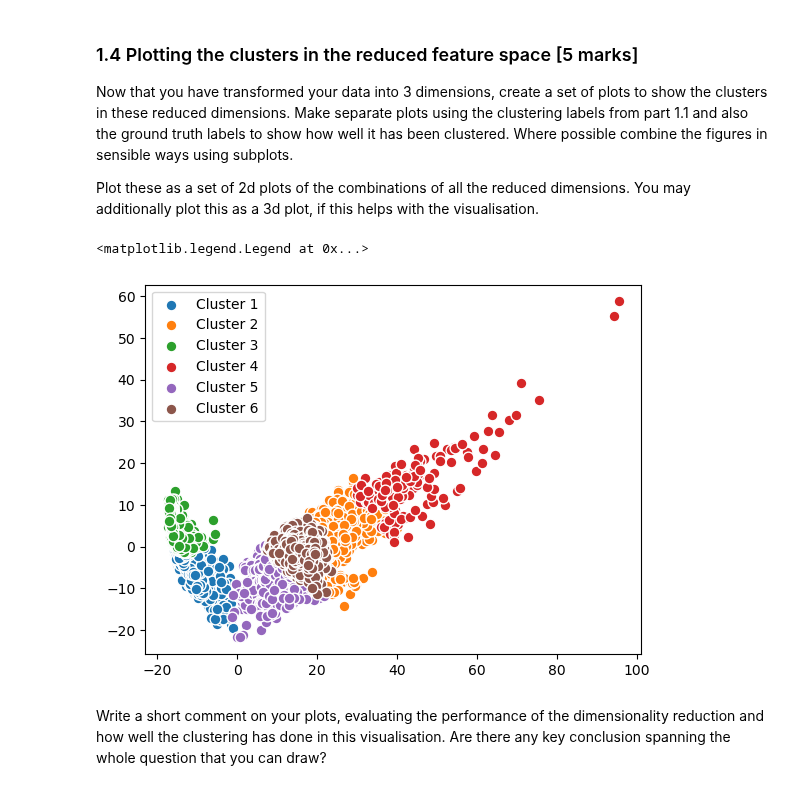
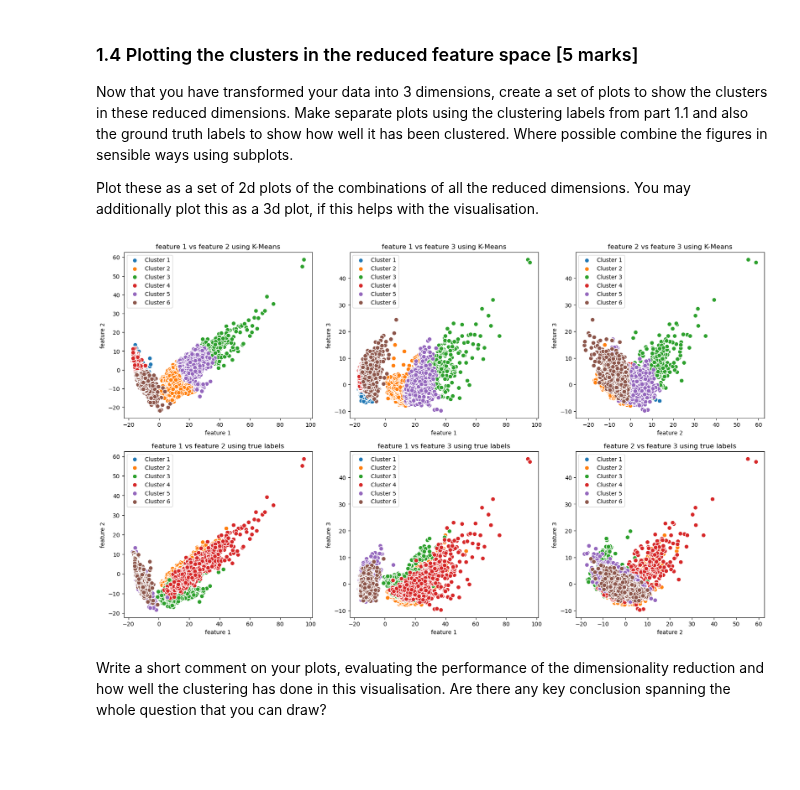
Before and after one commit to adhirajbane13/Uni_Sheffield_Module_Work, a Jupyter notebook: ML-and-AI/Assignment/assignment_ACS23AB.ipynb, the cells around one changed output. Drawn from its saved outputs; the diff is of its cells as text; code cells hidden in the pictures; blank space fills up the shorter version.

```diff
--- a/ML-and-AI/Assignment/assignment_ACS23AB.ipynb
+++ b/ML-and-AI/Assignment/assignment_ACS23AB.ipynb
@@ -566,10 +566,6 @@ from sklearn.decomposition import PCA
 
 pca = PCA(n_components=3)
 x_train_pca = pca.fit_transform(x_train_standard)
-
-model1 = KMeans(n_clusters=6, n_init=10,random_state=42)
-model1.fit_predict(x_train_pca)
-score = silhouette_score(x_train_pca,model1.labels_)
 # %% [markdown]
 In the following markdown block, provide a justification for the dimensionality reduction technique that you have used and (if any) how you selected your hyper-parameters. Be clear as to the advantages and disadvantages to your approach.
 # %% [markdown]
@@ -580,16 +576,39 @@ In the following markdown block, provide a justification for the dimensionality
 Now that you have transformed your data into 3 dimensions, create a set of plots to show the clusters in these reduced dimensions. Make separate plots using the clustering labels from part 1.1 and also the ground truth labels to show how well it has been clustered. Where possible combine the figures in sensible ways using subplots.
 
 Plot these as a set of 2d plots of the combinations of all the reduced dimensions. You may additionally plot this as a 3d plot, if this helps with the visualisation.
-# %%
-# Program your plots here
-clusters = np.unique(model1.labels_)
-for i in range(len(clusters)):
-    cluster_points = x_train_pca[model1.labels_ == i]
-    plt.scatter(cluster_points[:, 0], cluster_points[:, 1], label=f'Cluster {i + 1}', s=60, edgecolors='w')
-plt.legend()
-# %% [output]
-<matplotlib.legend.Legend at 0x...>
-[figure, removed]
+# %%
+# Program your plots here
+from itertools import combinations
+list1 = list(range(0,3))
+combination_pairs = list(combinations(list1, 2))
+plt.figure(figsize=[5,5])
+#plotting using the 1.1 labels
+clusters = np.unique(model.labels_)
+for pairs in combination_pairs:
+    for i in range(len(clusters)):
+        plt.subplot(2,3,combination_pairs.index(pairs)+1)
+        cluster_points = x_train_pca[model.labels_ == i]
+        plt.scatter(cluster_points[:, pairs[0]], cluster_points[:, pairs[1]], label=f'Cluster {i + 1}', s=60, edgecolors='w')
+        plt.xlabel(f'feature {pairs[0] + 1}')
+        plt.ylabel(f'feature {pairs[1] + 1}')
+        plt.title(f'feature {pairs[0] + 1} vs feature {pairs[1] + 1} using K-Means')
+        plt.legend()
+
+#plotting using ground truth labels
+clusters = np.unique(y_train)
+for pairs in combination_pairs:
+    for i in range(len(clusters)):
+        plt.subplot(2,3,combination_pairs.index(pairs)+4)
+        cluster_points = x_train_pca[y_train == i]
+        plt.scatter(cluster_points[:, pairs[0]], cluster_points[:, pairs[1]], label=f'Cluster {i + 1}', s=60, edgecolors='w')
+        plt.xlabel(f'feature {pairs[0] + 1}')
+        plt.ylabel(f'feature {pairs[1] + 1}')
+        plt.title(f'feature {pairs[0] + 1} vs feature {pairs[1] + 1} using true labels')
+        plt.legend()
+
+plt.subplots_adjust(left=0.95, bottom=0.2, right=4.1, top=2)
+# %% [output]
+[figure, added]
 # %% [markdown]
 Write a short comment on your plots, evaluating the performance of the dimensionality reduction and how well the clustering has done in this visualisation. Are there any key conclusion spanning the whole question that you can draw?
 # %% [markdown]
```
Also changed, not shown: parts of 4 cells of this notebook.
